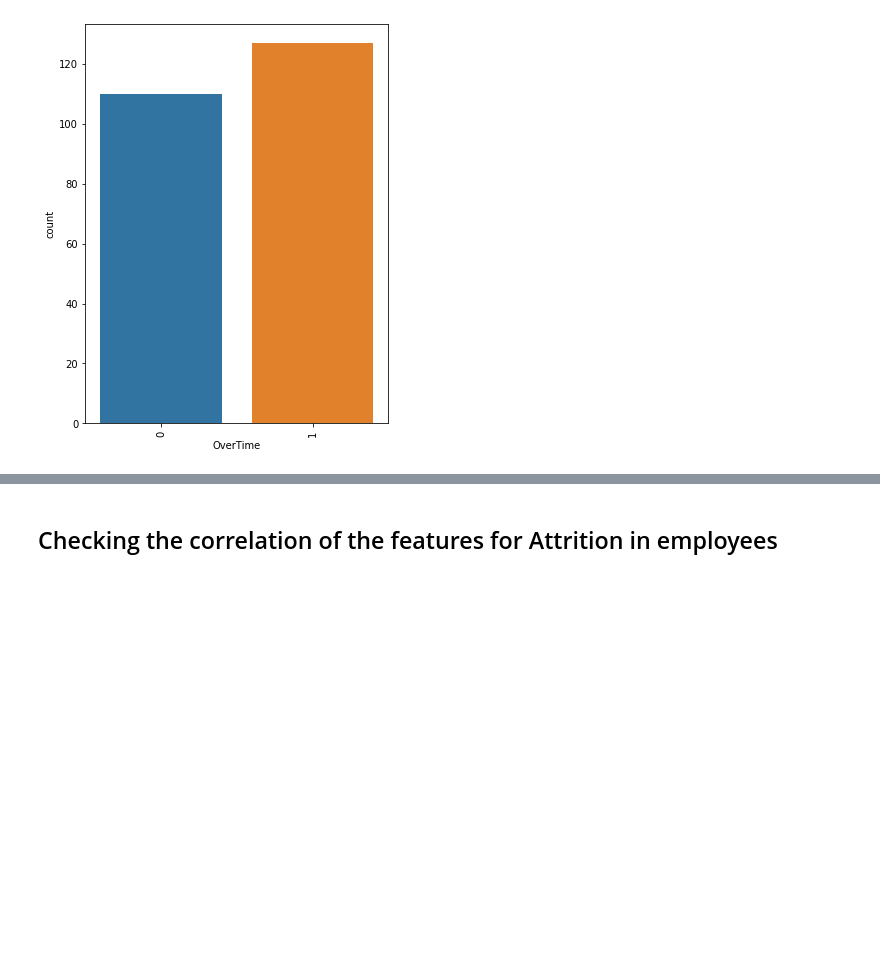
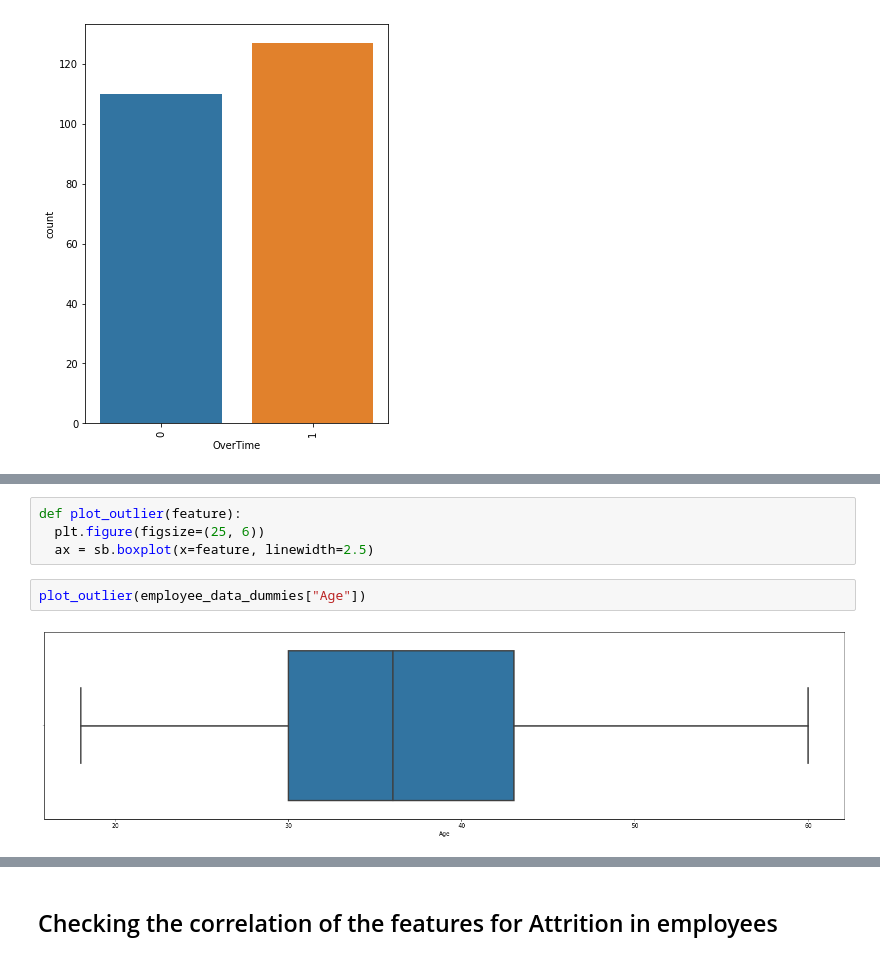
Before and after one commit to Ad2891/Slutuppgift-team12, a Jupyter notebook: Slutuppgift.ipynb, the cells around one changed output, grey strips where cells are left out. Saved outputs shown, nothing was run; the diff lists cells and outputs as text; blank space fills up the shorter version.

Commit message:
Ver 1.11: Outliers and extreme values

```diff
--- a/Slutuppgift.ipynb
+++ b/Slutuppgift.ipynb
@@ -376,0 +392,8 @@ For continuous features, we also see some changes:
+# %%
+def plot_outlier(feature):
+  plt.figure(figsize=(25, 6))
+  ax = sb.boxplot(x=feature, linewidth=2.5)
+# %%
+plot_outlier(employee_data_dummies["Age"])
+# %% [output]
+[figure, added]
```
Also changed, not shown: parts of 12 cells of this notebook.
